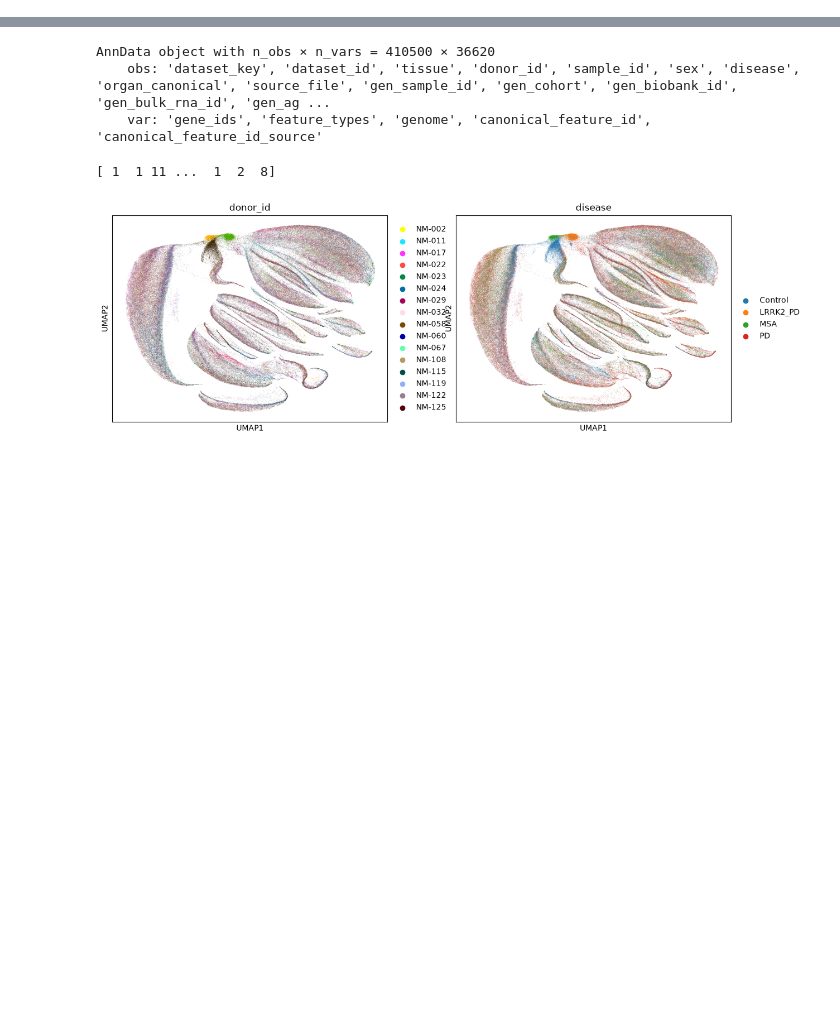
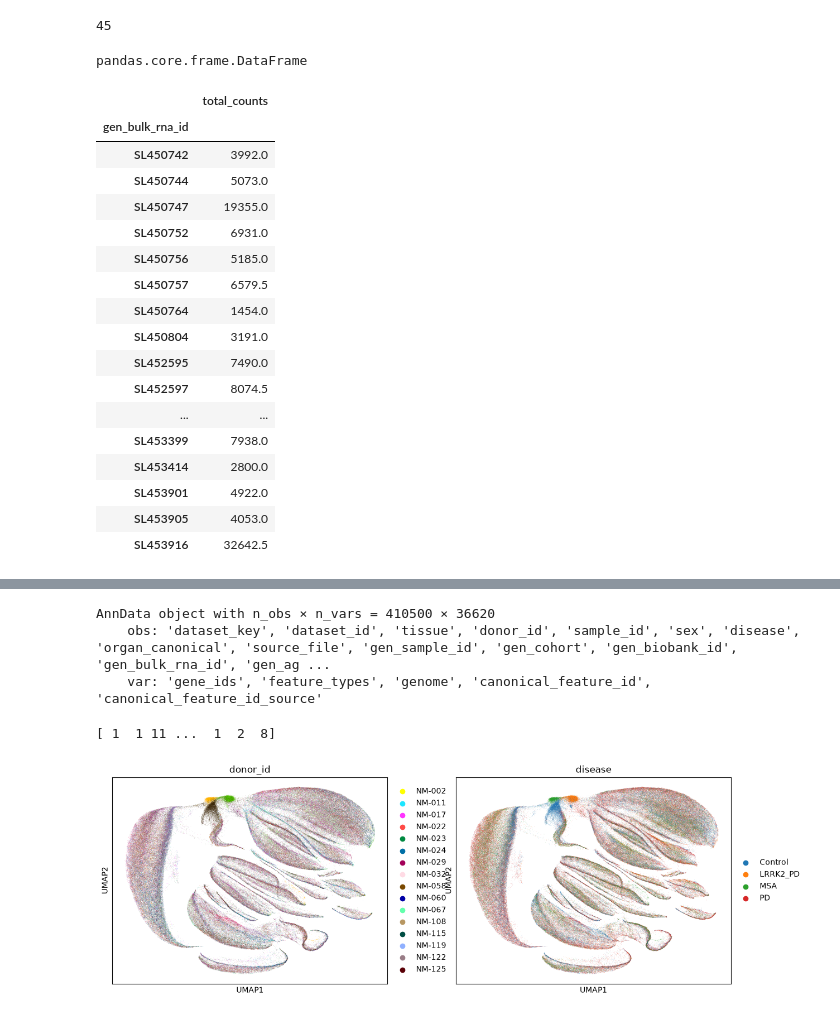
Before and after one commit to Fkrgl/Moma_PD_scSAE, a Jupyter notebook: src/explore_data.ipynb, the cells around one changed output, grey strips where cells are left out. Cells and saved outputs as stored; diff of their text form; code cells hidden in the pictures; blank space fills up the shorter version.

```diff
--- a/src/explore_data.ipynb
+++ b/src/explore_data.ipynb
@@ -6,0 +49,37 @@ adata = sc.read_h5ad(path_adata)
+# %%
+# load RNA and extract PMI
+path_bulk = "/share/runs/2026/03-26_moma_pd_jbecher/stage4/pd_bulk_gen/pd_bulk_gen_harmonized.h5ad"
+bulk = sc.read_h5ad(path_bulk)
+pmi = bulk.obs['PMI']
+sample_id_bulk = bulk.obs['sample_id'].values
+
+# correlate pmi
+res = adata.obs.groupby("gen_bulk_rna_id")["total_counts"].median()
+len(res)
+# %% [output]
+45
+# %%
+type(res.drop('').to_frame())
+# %% [output]
+pandas.core.frame.DataFrame
+# %%
+res.drop('').to_frame()
+# %% [output]
+|  | total_counts |
+| gen_bulk_rna_id |  |
+| SL450742 | 3992.0 |
+| SL450744 | 5073.0 |
+| SL450747 | 19355.0 |
+| SL450752 | 6931.0 |
+| SL450756 | 5185.0 |
+| SL450757 | 6579.5 |
+| SL450764 | 1454.0 |
+| SL450804 | 3191.0 |
+| SL452595 | 7490.0 |
+| SL452597 | 8074.5 |
+| ... | ... |
+| SL453399 | 7938.0 |
+| SL453414 | 2800.0 |
+| SL453901 | 4922.0 |
+| SL453905 | 4053.0 |
+| SL453916 | 32642.5 |
```
Also changed, not shown: parts of 17 cells of this notebook.
